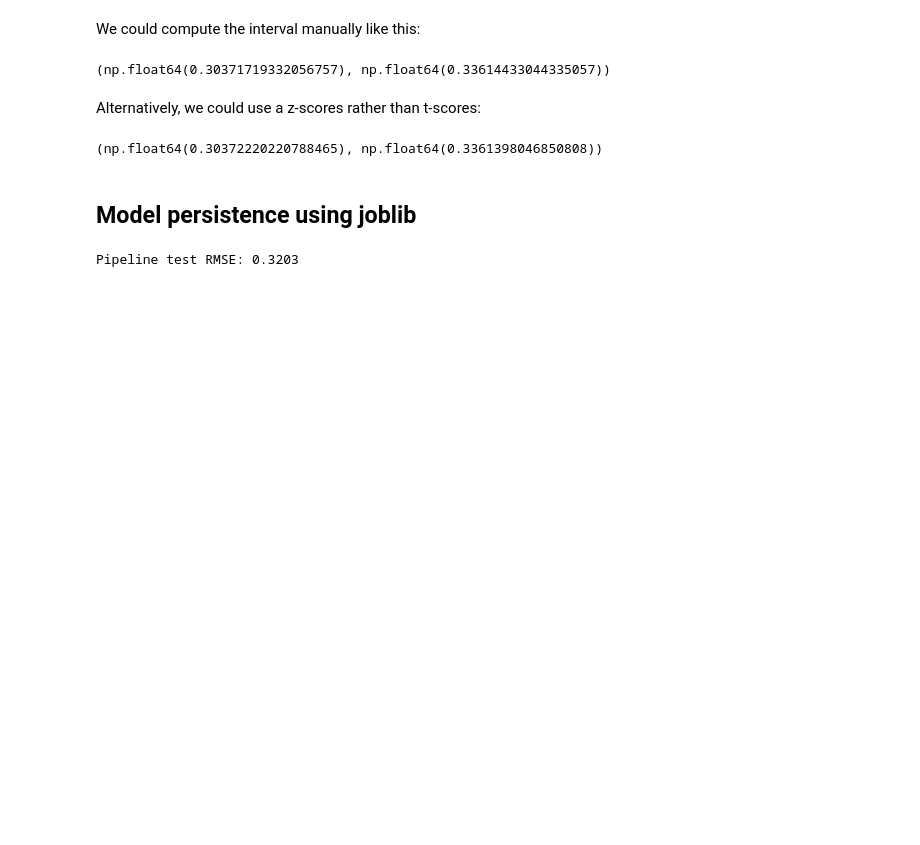
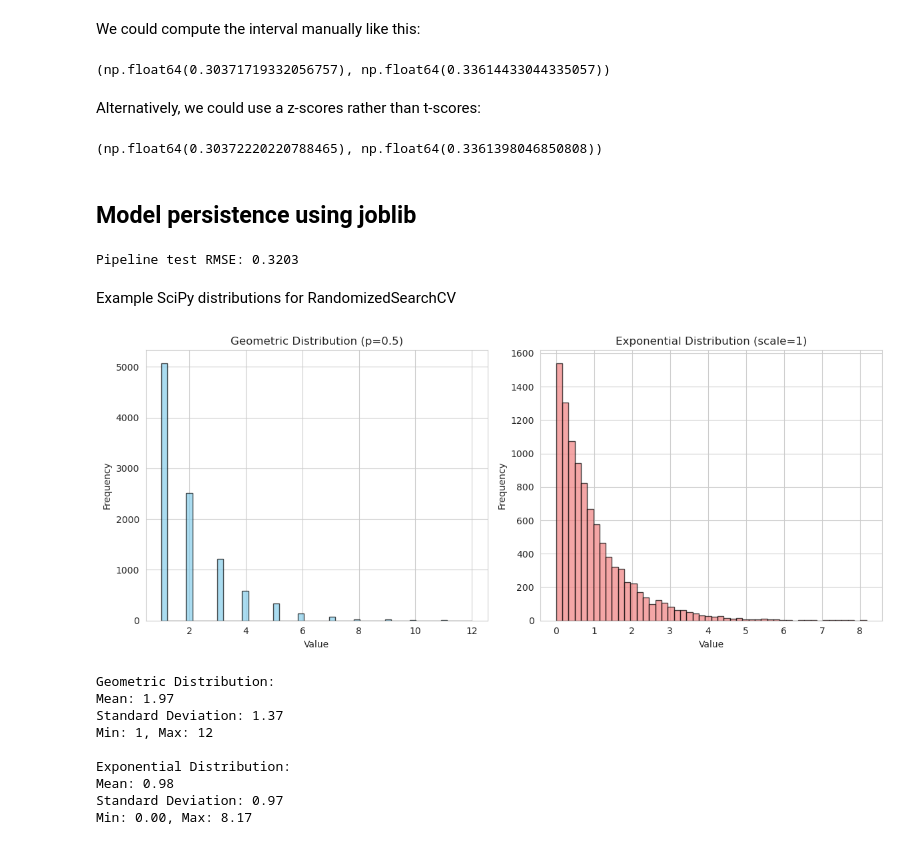
Before and after one commit to MaryWagura/Houses_Prices_Predictions, a Jupyter notebook: lab_3_Grid_Search.ipynb, the cells around one changed output. Drawn from its saved outputs; the diff is of its cells as text; code cells hidden in the pictures; blank space fills up the shorter version.

```diff
--- a/lab_3_Grid_Search.ipynb
+++ b/lab_3_Grid_Search.ipynb
@@ -395,0 +401,50 @@ Pipeline test RMSE: 0.3203
+# %% [markdown]
+Example SciPy distributions for RandomizedSearchCV
+# %%
+import matplotlib.pyplot as plt
+from scipy.stats import geom, expon
+import numpy as np
+
+# Generate the distributions
+geom_distrib = geom(0.5).rvs(10000, random_state=42)
+expon_distrib = expon(scale=1).rvs(10000, random_state=42)
+
+# Create subplots for better visualization
+fig, (ax1, ax2) = plt.subplots(1, 2, figsize=(12, 5))
+
+# Plot geometric distribution
+ax1.hist(geom_distrib, bins=50, alpha=0.7, color='skyblue', edgecolor='black')
+ax1.set_title('Geometric Distribution (p=0.5)')
+ax1.set_xlabel('Value')
+ax1.set_ylabel('Frequency')
+
+# Plot exponential distribution
+ax2.hist(expon_distrib, bins=50, alpha=0.7, color='lightcoral', edgecolor='black')
+ax2.set_title('Exponential Distribution (scale=1)')
+ax2.set_xlabel('Value')
+ax2.set_ylabel('Frequency')
+
+plt.tight_layout()
+plt.show()
+
+# Print some statistics
+print("Geometric Distribution:")
+print(f"Mean: {np.mean(geom_distrib):.2f}")
+print(f"Standard Deviation: {np.std(geom_distrib):.2f}")
+print(f"Min: {np.min(geom_distrib)}, Max: {np.max(geom_distrib)}")
+
+print("\nExponential Distribution:")
+print(f"Mean: {np.mean(expon_distrib):.2f}")
+print(f"Standard Deviation: {np.std(expon_distrib):.2f}")
+print(f"Min: {np.min(expon_distrib):.2f}, Max: {np.max(expon_distrib):.2f}")
+# %% [output]
+[figure, added]
+Geometric Distribution:
+Mean: 1.97
+Standard Deviation: 1.37
+Min: 1, Max: 12
+
+Exponential Distribution:
+Mean: 0.98
+Standard Deviation: 0.97
+Min: 0.00, Max: 8.17
```
Also changed, not shown: parts of 1 cell of this notebook.
